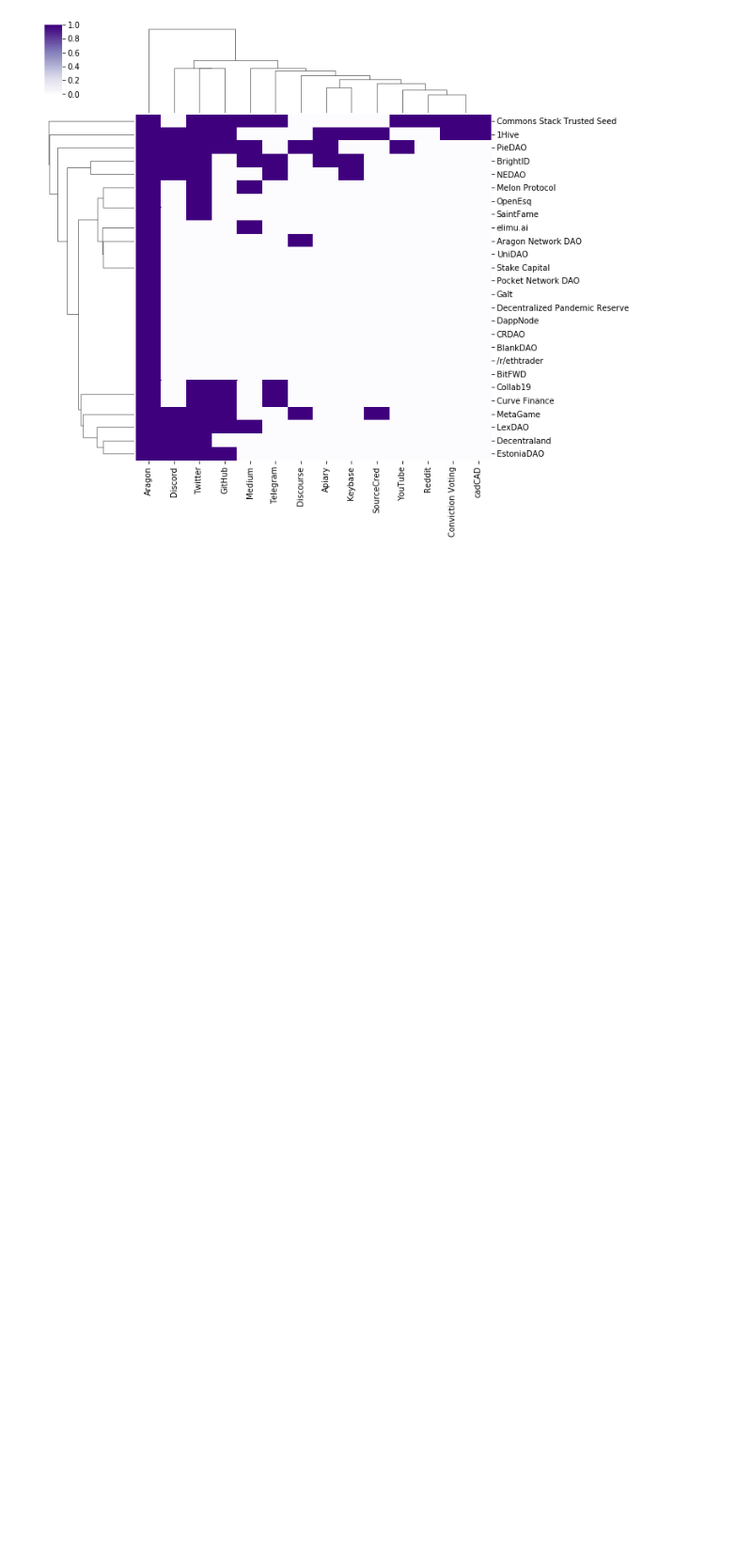
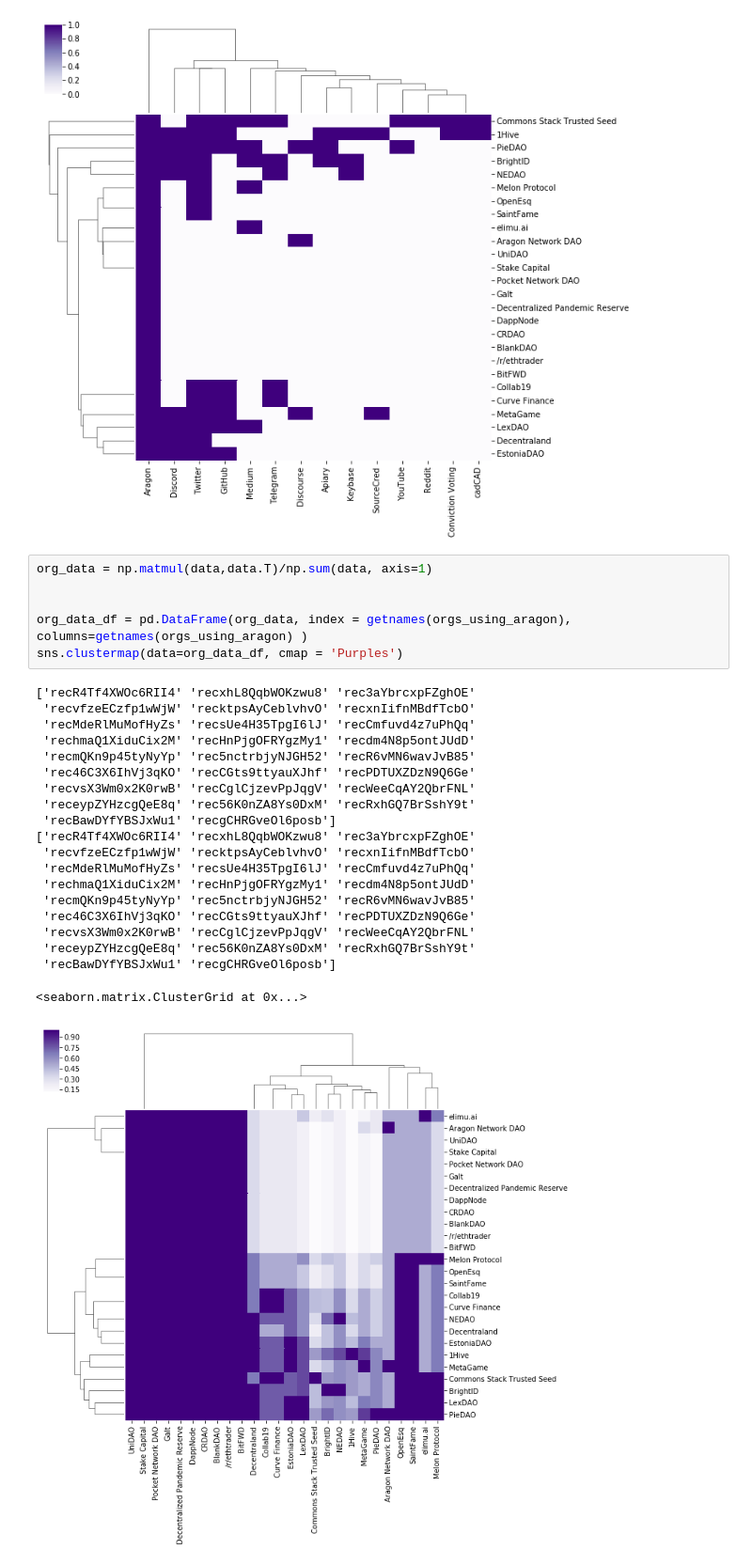
Before and after one commit to metagov/govbase, a Jupyter notebook: airtableToNetworkx.ipynb, the cells around one changed output. Shown at 94% size. Drawn from its saved outputs; the diff is of its cells as text; blank space fills up the shorter version.

Commit message:
more clustermaps

```diff
--- a/airtableToNetworkx.ipynb
+++ b/airtableToNetworkx.ipynb
@@ -372,3 +372,30 @@ sns.clustermap(data=data_df, cmap = 'Purples')
 # %% [output]
 <seaborn.matrix.ClusterGrid at 0x...>
 [figure]
+# %%
+org_data = np.matmul(data,data.T)/np.sum(data, axis=1)
+
+
+org_data_df = pd.DataFrame(org_data, index = getnames(orgs_using_aragon), columns=getnames(orgs_using_aragon) )
+sns.clustermap(data=org_data_df, cmap = 'Purples')
+# %% [output]
+['recR4Tf4XWOc6RII4' 'recxhL8QqbWOKzwu8' 'rec3aYbrcxpFZghOE'
+ 'recvfzeECzfp1wWjW' 'recktpsAyCeblvhvO' 'recxnIifnMBdfTcbO'
+ 'recMdeRlMuMofHyZs' 'recsUe4H35TpgI6lJ' 'recCmfuvd4z7uPhQq'
+ 'rechmaQ1XiduCix2M' 'recHnPjgOFRYgzMy1' 'recdm4N8p5ontJUdD'
+ 'recmQKn9p45tyNyYp' 'rec5nctrbjyNJGH52' 'recR6vMN6wavJvB85'
+ 'rec46C3X6IhVj3qKO' 'recCGts9ttyauXJhf' 'recPDTUXZDzN9Q6Ge'
+ 'recvsX3Wm0x2K0rwB' 'recCglCjzevPpJqgV' 'recWeeCqAY2QbrFNL'
+ 'receypZYHzcgQeE8q' 'rec56K0nZA8Ys0DxM' 'recRxhGQ7BrSshY9t'
+ 'recBawDYfYBSJxWu1' 'recgCHRGveOl6posb']
+['recR4Tf4XWOc6RII4' 'recxhL8QqbWOKzwu8' 'rec3aYbrcxpFZghOE'
+ 'recvfzeECzfp1wWjW' 'recktpsAyCeblvhvO' 'recxnIifnMBdfTcbO'
+ 'recMdeRlMuMofHyZs' 'recsUe4H35TpgI6lJ' 'recCmfuvd4z7uPhQq'
+ 'rechmaQ1XiduCix2M' 'recHnPjgOFRYgzMy1' 'recdm4N8p5ontJUdD'
+ 'recmQKn9p45tyNyYp' 'rec5nctrbjyNJGH52' 'recR6vMN6wavJvB85'
+ 'rec46C3X6IhVj3qKO' 'recCGts9ttyauXJhf' 'recPDTUXZDzN9Q6Ge'
+ 'recvsX3Wm0x2K0rwB' 'recCglCjzevPpJqgV' 'recWeeCqAY2QbrFNL'
+ 'receypZYHzcgQeE8q' 'rec56K0nZA8Ys0DxM' 'recRxhGQ7BrSshY9t'
+ 'recBawDYfYBSJxWu1' 'recgCHRGveOl6posb']
+<seaborn.matrix.ClusterGrid at 0x...>
+[figure, added]
```
Also changed, not shown: parts of 1 cell of this notebook, 1 other file.
